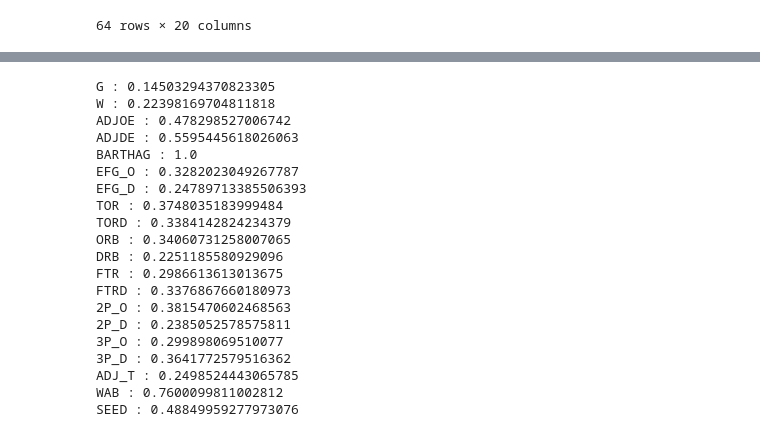
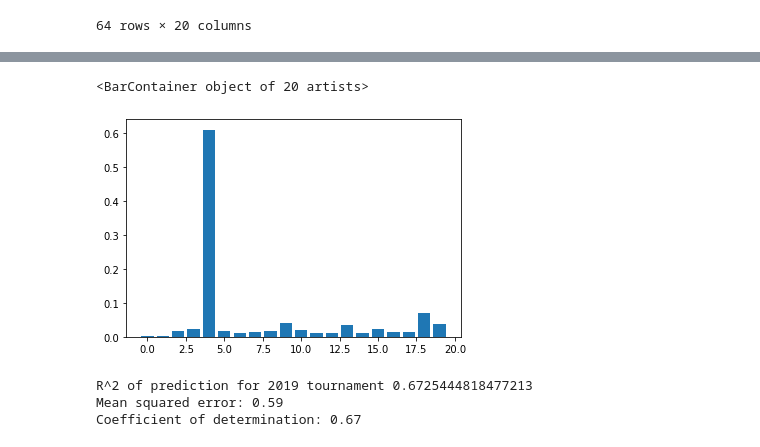
Before and after one commit to COMP562-Machine-Learning-March-Madness/Final-Project, a Jupyter notebook: randomForest.ipynb, the cells around one changed output, grey strips where cells are left out. Saved outputs shown, nothing was run; the diff lists cells and outputs as text; code cells hidden in the pictures.

```diff
--- a/randomForest.ipynb
+++ b/randomForest.ipynb
@@ -202,30 +188,24 @@ for i in range(len(teams)):
 #featureImportances for 19
 importances19 = randTree.feature_importances_
 # %%
-#normalize feature importances
-importances19 = importances19/max(importances19)
+#normalize feature importances. and display
+#importances19 = importances19/max(importances19)
 
-for col in TEST.columns:
-    i = TEST.columns.get_loc(col)
-    print(col, ":", importances19[i])
+features=plt.bar([x for x in range(len(importances19))], importances19)
+features
 # %% [output]
-G : 0.14503294370823305
-W : 0.22398169704811818
-ADJOE : 0.478298527006742
-ADJDE : 0.5595445618026063
-BARTHAG : 1.0
-EFG_O : 0.3282023049267787
-EFG_D : 0.24789713385506393
-TOR : 0.3748035183999484
-TORD : 0.3384142824234379
-ORB : 0.34060731258007065
-DRB : 0.2251185580929096
-FTR : 0.2986613613013675
-FTRD : 0.3376867660180973
-2P_O : 0.3815470602468563
-2P_D : 0.2385052578575811
-3P_O : 0.299898069510077
-3P_D : 0.3641772579516362
-ADJ_T : 0.2498524443065785
-WAB : 0.7600099811002812
-SEED : 0.48849959277973076
+<BarContainer object of 20 artists>
+[figure, added]
+# %%
+
+
+#from sci learn metrics
+print('Mean squared error: %.2f'
+      %mean_squared_error(labels, outcomes))
+# The coefficient of determination: 1 is perfect prediction
+print('Coefficient of determination: %.2f'
+      % r2_score(labels, outcomes))
+# %% [output]
+R^2 of prediction for 2019 tournament 0.6725444818477213
+Mean squared error: 0.59
+Coefficient of determination: 0.67
```
Also changed, not shown: parts of 5 cells of this notebook.
